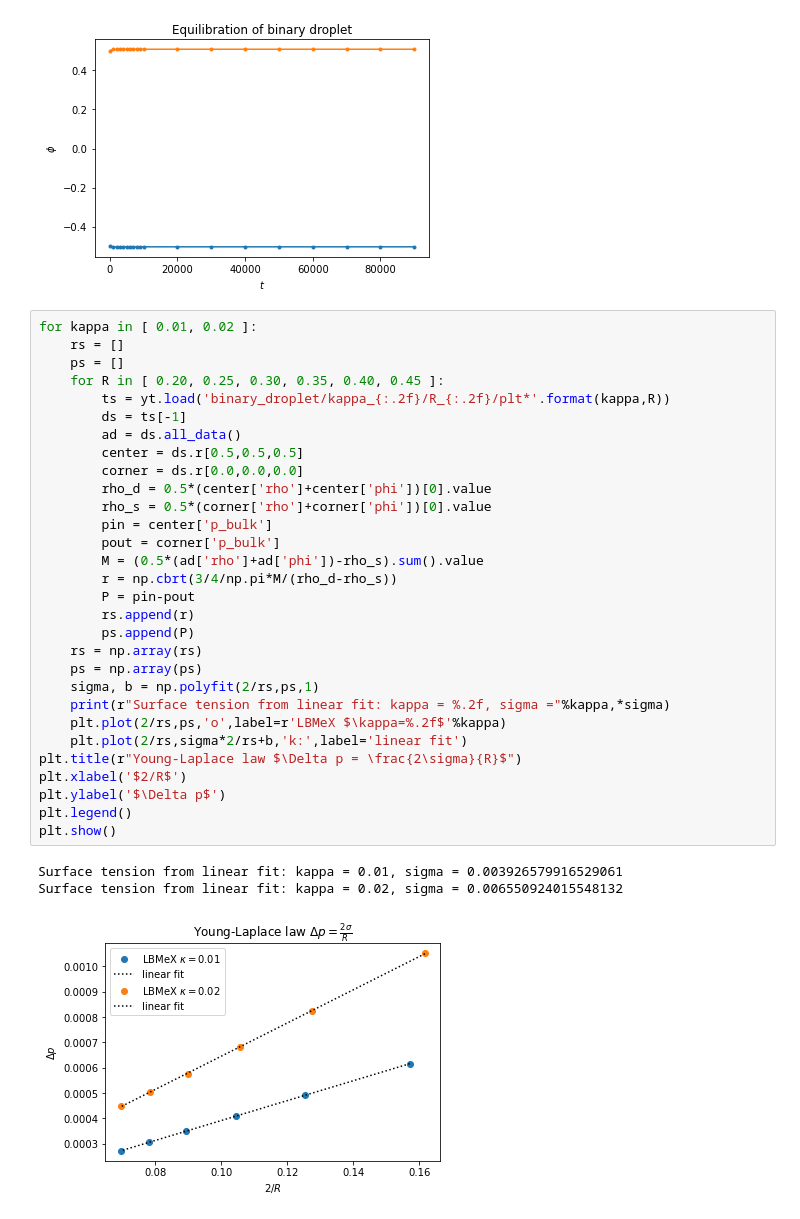
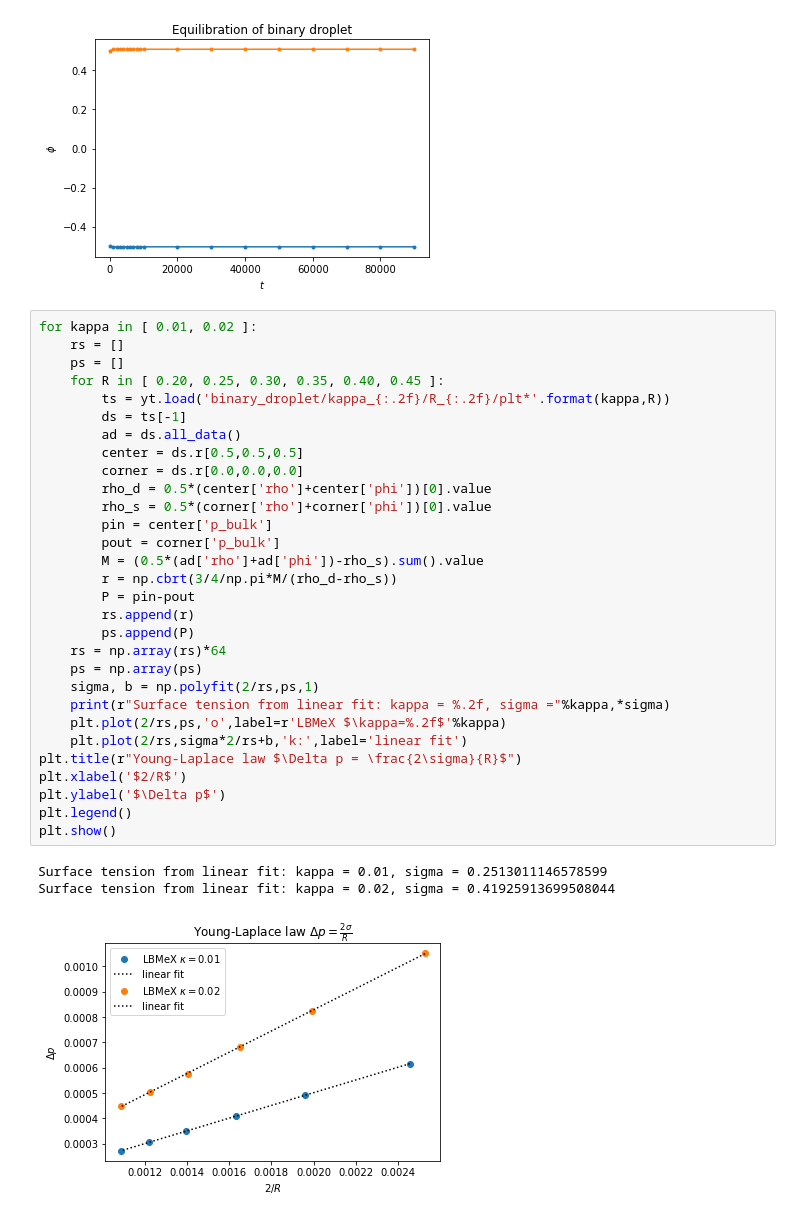
Before and after one commit to AMReX-FHD/LBMeX, a Jupyter notebook: GuidedTutorials/LBM/binary/Visualization.ipynb, the cells around one changed output. Cells and saved outputs as stored; diff of their text form.

```diff
--- a/GuidedTutorials/LBM/binary/Visualization.ipynb
+++ b/GuidedTutorials/LBM/binary/Visualization.ipynb
@@ -120,34 +121,34 @@ plt.show()
 # %%
 for kappa in [ 0.01, 0.02 ]:
     rs = []
     ps = []
     for R in [ 0.20, 0.25, 0.30, 0.35, 0.40, 0.45 ]:
         ts = yt.load('binary_droplet/kappa_{:.2f}/R_{:.2f}/plt*'.format(kappa,R))
         ds = ts[-1]
         ad = ds.all_data()
         center = ds.r[0.5,0.5,0.5]
         corner = ds.r[0.0,0.0,0.0]
         rho_d = 0.5*(center['rho']+center['phi'])[0].value
         rho_s = 0.5*(corner['rho']+corner['phi'])[0].value
         pin = center['p_bulk']
         pout = corner['p_bulk']
         M = (0.5*(ad['rho']+ad['phi'])-rho_s).sum().value
         r = np.cbrt(3/4/np.pi*M/(rho_d-rho_s))
         P = pin-pout
         rs.append(r)
         ps.append(P)
-    rs = np.array(rs)
+    rs = np.array(rs)*64
     ps = np.array(ps)
     sigma, b = np.polyfit(2/rs,ps,1)
     print(r"Surface tension from linear fit: kappa = %.2f, sigma ="%kappa,*sigma)
     plt.plot(2/rs,ps,'o',label=r'LBMeX $\kappa=%.2f$'%kappa)
     plt.plot(2/rs,sigma*2/rs+b,'k:',label='linear fit')
 plt.title(r"Young-Laplace law $\Delta p = \frac{2\sigma}{R}$")
 plt.xlabel('$2/R$')
 plt.ylabel('$\Delta p$')
 plt.legend()
 plt.show()
 # %% [output]
-Surface tension from linear fit: kappa = 0.01, sigma = 0.003926579916529061
-Surface tension from linear fit: kappa = 0.02, sigma = 0.006550924015548132
+Surface tension from linear fit: kappa = 0.01, sigma = 0.2513011146578599
+Surface tension from linear fit: kappa = 0.02, sigma = 0.41925913699508044
-[figure, old version]
+[figure, new version]
```
Also changed, not shown: parts of 4 cells of this notebook.
